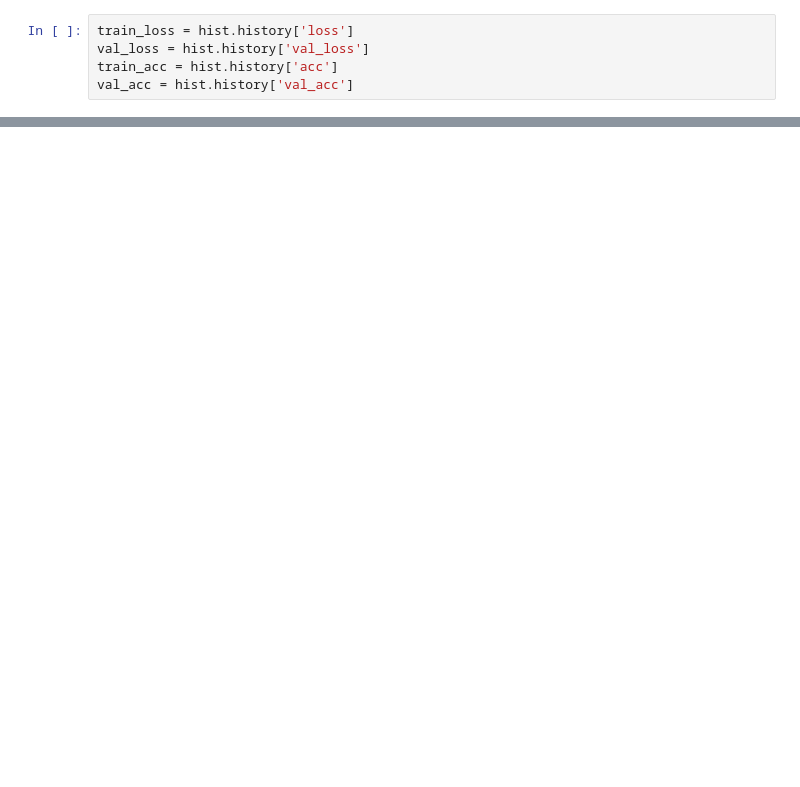
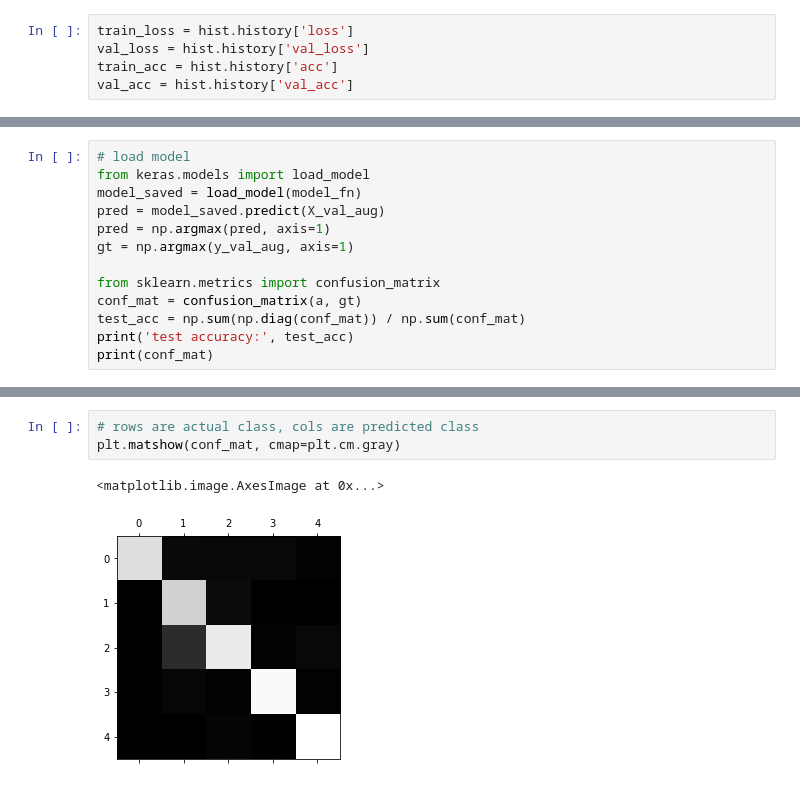
Before and after one commit to rrisoncai/learn, a Jupyter notebook: radar/radar_cnn.ipynb, the cells around one changed output, grey strips where cells are left out. Saved outputs shown, nothing was run; the diff lists cells and outputs as text; blank space fills up the shorter version.

Commit message:
update radar_cnn.ipynb result. accuracy on test set is 91%. more results shown in radar_cnn.ipynb
Signed-off-by: rrison <rrisoncai@gmail.com>

```diff
--- a/radar/radar_cnn.ipynb
+++ b/radar/radar_cnn.ipynb
@@ -391,0 +404,13 @@ np.save('y.npy', y)
+# %%
+# load model
+from keras.models import load_model
+model_saved = load_model(model_fn)
+pred = model_saved.predict(X_val_aug)
+pred = np.argmax(pred, axis=1)
+gt = np.argmax(y_val_aug, axis=1)
+
+from sklearn.metrics import confusion_matrix
+conf_mat = confusion_matrix(a, gt)
+test_acc = np.sum(np.diag(conf_mat)) / np.sum(conf_mat)
+print('test accuracy:', test_acc)
+print(conf_mat)
@@ -391,0 +437,6 @@ np.save('y.npy', y)
+# %%
+# rows are actual class, cols are predicted class
+plt.matshow(conf_mat, cmap=plt.cm.gray)
+# %% [output]
+<matplotlib.image.AxesImage at 0x...>
+[figure, added]
```
Also changed, not shown: parts of 16 cells of this notebook, 1 other file.
